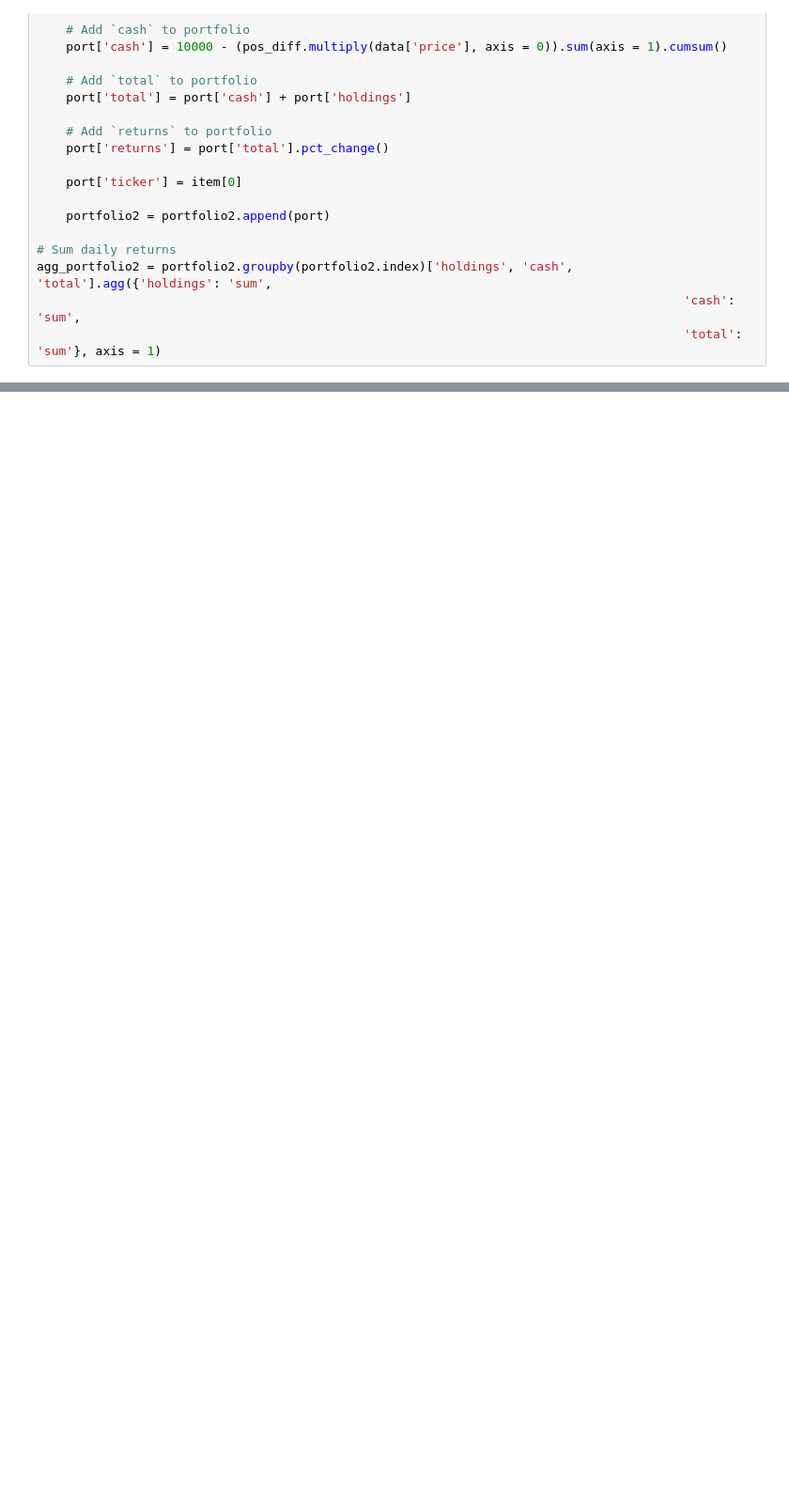
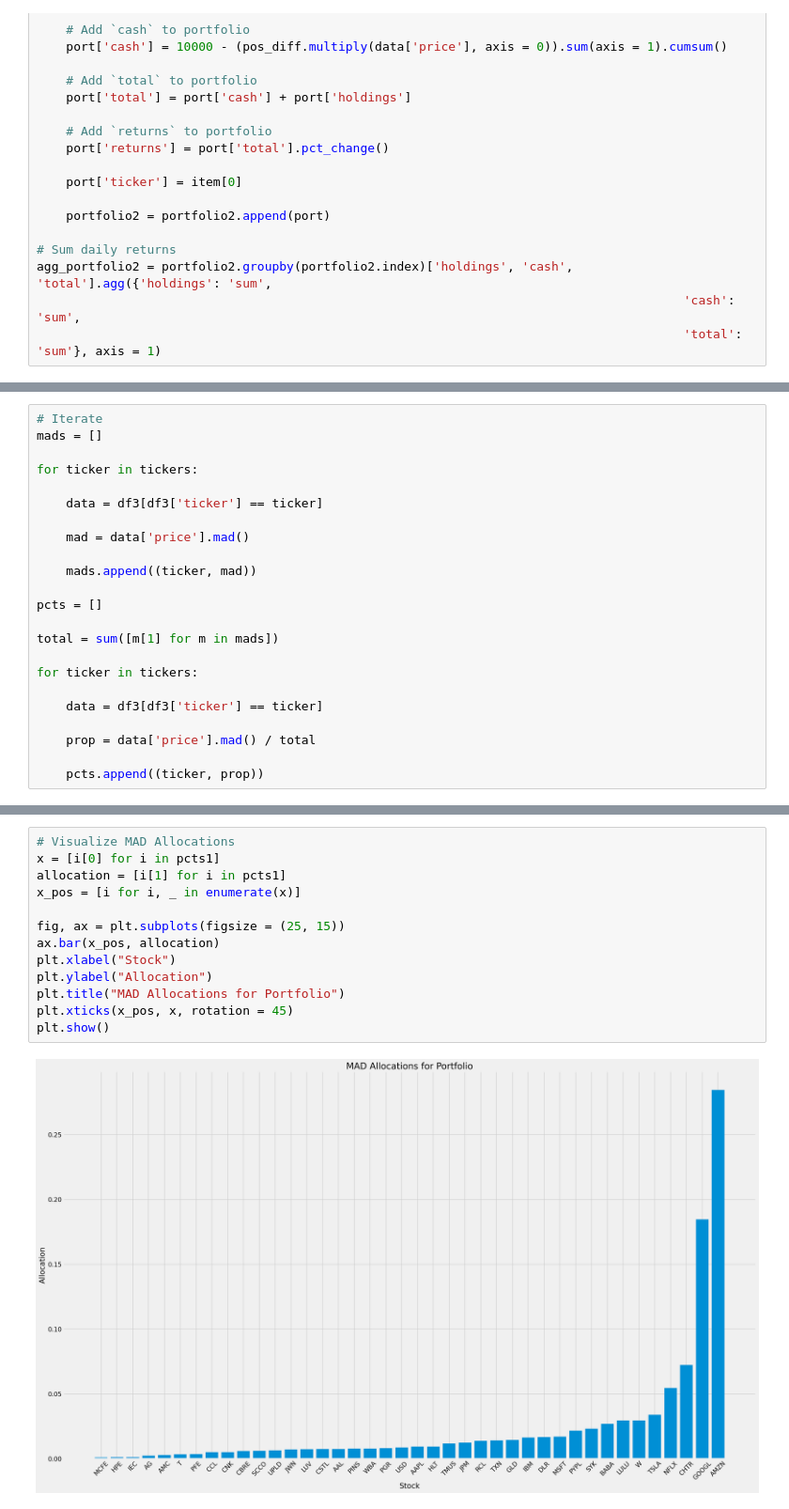
Before and after one commit to doctorofdata/quant, a Jupyter notebook: quantitative_finance.ipynb, the cells around one changed output, grey strips where cells are left out. Shown at 94% size. Drawn from its saved outputs; the diff is of its cells as text; blank space fills up the shorter version.

```diff
--- a/quantitative_finance.ipynb
+++ b/quantitative_finance.ipynb
@@ -410,0 +427,23 @@ agg_portfolio2 = portfolio2.groupby(portfolio2.index)['holdings', 'cash', 'total
+# %%
+# Iterate
+mads = []
+
+for ticker in tickers:
+
+    data = df3[df3['ticker'] == ticker]
+
+    mad = data['price'].mad()
+
+    mads.append((ticker, mad))
+
+pcts = []
+
+total = sum([m[1] for m in mads])
+
+for ticker in tickers:
+
+    data = df3[df3['ticker'] == ticker]
+
+    prop = data['price'].mad() / total
+
+    pcts.append((ticker, prop))
@@ -427,0 +558,15 @@ Text(0, 0.5, 'Cumulative Portfolio Value ($)')
+# %%
+# Visualize MAD Allocations
+x = [i[0] for i in pcts1]
+allocation = [i[1] for i in pcts1]
+x_pos = [i for i, _ in enumerate(x)]
+
+fig, ax = plt.subplots(figsize = (25, 15))
+ax.bar(x_pos, allocation)
+plt.xlabel("Stock")
+plt.ylabel("Allocation")
+plt.title("MAD Allocations for Portfolio")
+plt.xticks(x_pos, x, rotation = 45)
+plt.show()
+# %% [output]
+[figure, added]
```
Also changed, not shown: parts of 22 cells of this notebook.
